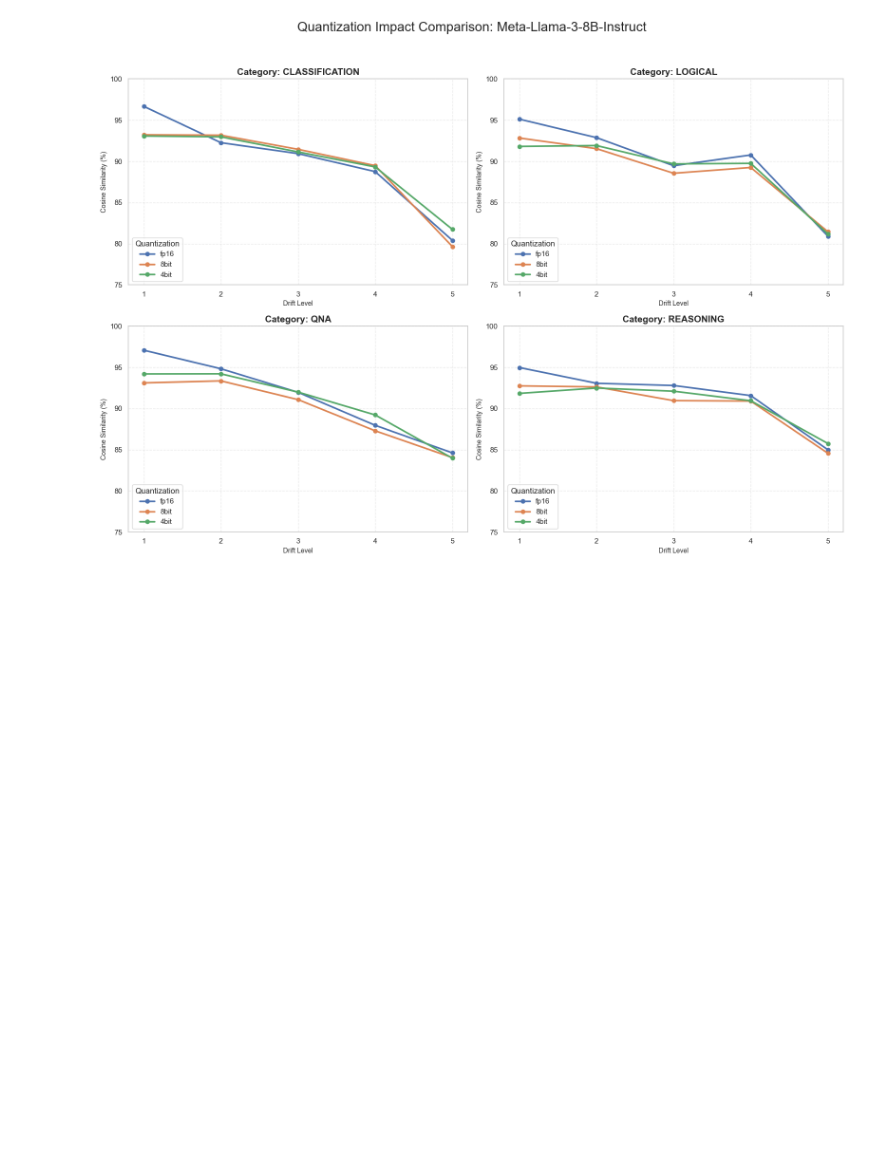
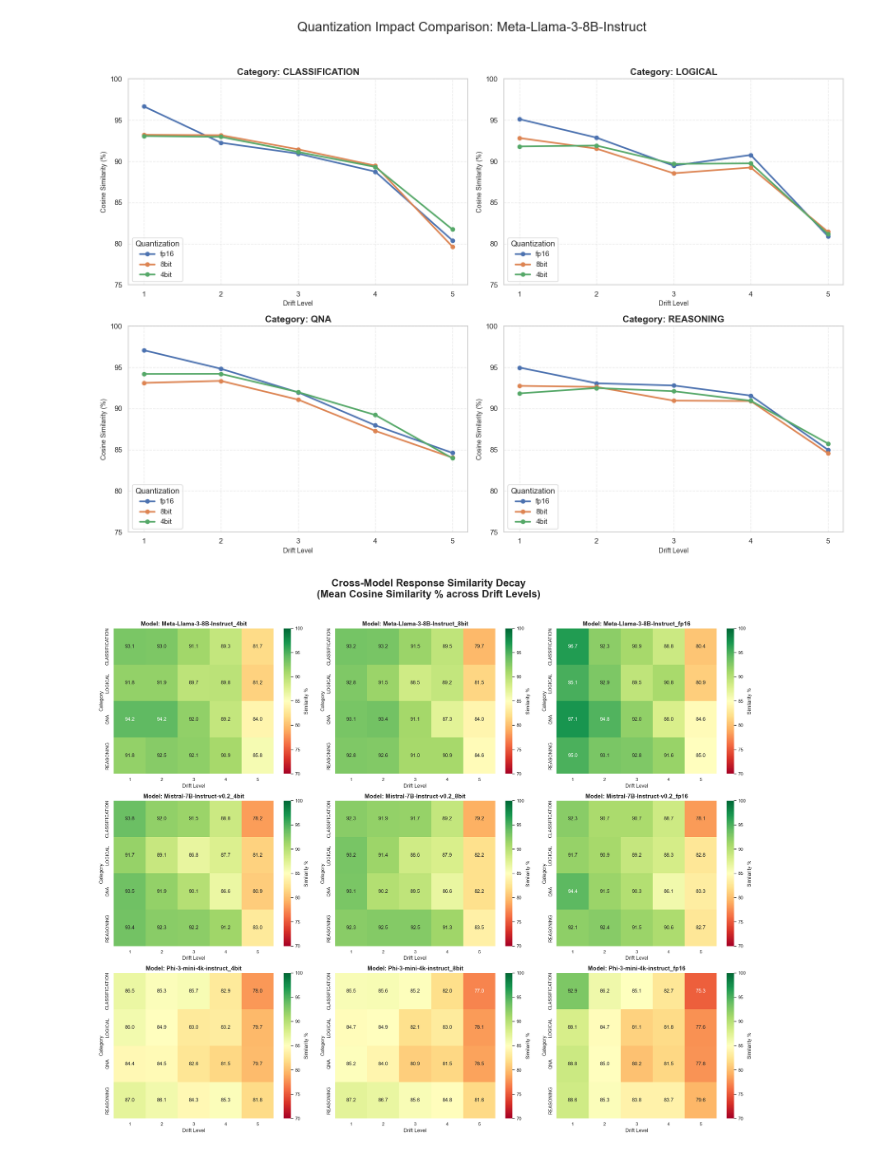
Before and after one commit to VedantBarhate/Resilio, a Jupyter notebook: 3_responses_cossim/resp_cs_visualizer.ipynb, the cells around one changed output. Drawn from its saved outputs; the diff is of its cells as text; code cells hidden in the pictures; blank space fills up the shorter version.

```diff
--- a/3_responses_cossim/resp_cs_visualizer.ipynb
+++ b/3_responses_cossim/resp_cs_visualizer.ipynb
@@ -311,3 +312,83 @@ for i in providers:
 [figure]
 [figure]
 [figure]
+# %%
+
+def plot_modelwise_similarity_heatmaps(base_dir):
+    """
+    Generates a 3x3 grid of heatmaps (one per model/quantization).
+    X-axis: Drift Level (1-5)
+    Y-axis: Category (Classification, Logical, QnA, Reasoning)
+    Value: Overall Mean Cosine Similarity (%)
+    """
+    base_path = Path(base_dir)
+    all_model_data = {}
+
+    # 1. Collect and Aggregate Data
+    # Path structure: base_dir / provider / model_quant / category_stats.csv
+    for stats_file in base_path.rglob("*_response_cossim_stats.csv"):
+        model_name = stats_file.parent.name
+        category = stats_file.name.replace("_response_cossim_stats.csv", "").upper()
+
+        try:
+            df = pd.read_csv(stats_file)
+            # Detect drift column and similarity column
+            drift_col = df.columns[0]
+            if model_name not in all_model_data:
+                all_model_data[model_name] = {}
+
+            # Store the 'overall_mean' values indexed by drift level
+            # We assume drift levels are consistent (1, 2, 3, 4, 5)
+            all_model_data[model_name][category] = df.set_index(drift_col)["overall_mean"]
+        except Exception as e:
+            print(f"⚠️ Error reading {stats_file.name}: {e}")
+
+    if not all_model_data:
+        print("❌ No similarity stats found.")
+        return
+
+    # 2. Setup 3x3 Grid
+    models = sorted(all_model_data.keys())
+    fig, axes = plt.subplots(3, 3, figsize=(22, 18))
+    axes = axes.flatten()
+
+    for i, model in enumerate(models):
+        if i >= len(axes): break
+
+        # Convert the dictionary for this model into a pivot-ready DataFrame
+        model_df = pd.DataFrame(all_model_data[model]).T # Rows=Category, Cols=Drift
+        model_df.index.name = "Category"
+        model_df.columns.name = "Drift Level"
+
+        # Plot Heatmap
+        # Using RdYlGn (Red-Yellow-Green) - Higher similarity is Green
+        sns.heatmap(
+            model_df,
+            annot=True,
+            cmap="RdYlGn",
+            vmin=70,
+            vmax=100,
+            fmt=".1f",
+            ax=axes[i],
+            cbar_kws={'label': 'Similarity %'}
+        )
+
+        axes[i].set_title(f"Model: {model}", fontweight='bold', fontsize=14)
+        axes[i].set_xlabel("Drift Level")
+        axes[i].set_ylabel("Category")
+
+    # Hide unused subplots if fewer than 9 models
+    for j in range(i + 1, len(axes)):
+        axes[j].axis('off')
+
+    plt.suptitle("Cross-Model Response Similarity Decay\n(Mean Cosine Similarity % across Drift Levels)",
+                 fontsize=24, y=1.02, fontweight='bold')
+
+    plt.tight_layout()
+    plt.show()
+
+# Execution
+# Assuming your stats are in the folder defined in your notebook
+plot_modelwise_similarity_heatmaps("response_cossim_stats")
+# %% [output]
+[figure, added]
```
Also changed, not shown: parts of 2 cells of this notebook, 51 other files.
